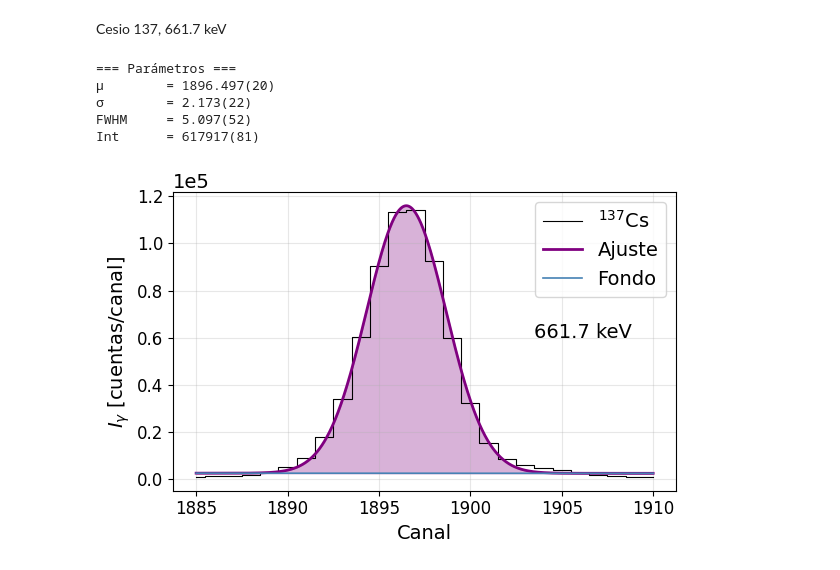
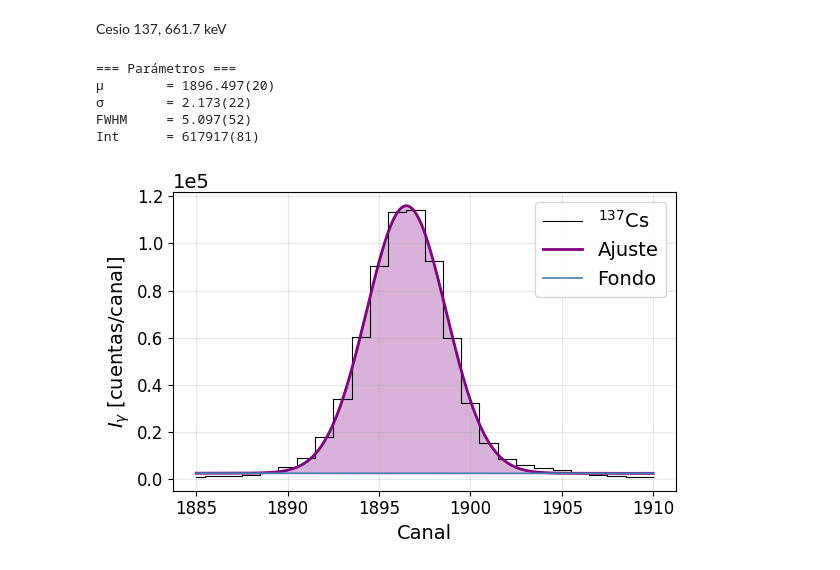
Before and after one commit to asarria48/Nuclear-physics, a Jupyter notebook: Informe3.ipynb, the cells around one changed output. Cells and saved outputs as stored; diff of their text form; code cells hidden in the pictures.

```diff
--- a/Informe3.ipynb
+++ b/Informe3.ipynb
@@ -237,32 +237,32 @@ bg = popt2[3] + popt2[4] * xf
 for (xr, yr, xf, fit, bg, color, title) in [
     (x_region, y_region, xf, fit, bg, "purple", "Pico ($^{137}$Cs)")
 ]:
     fig, ax = plt.subplots(figsize=(6, 4))
 
     ax.step(xr, yr, where='mid', color='black', lw=0.8, label='$^{137}$Cs')
     ax.plot(xf, fit, color=color, lw=2, label='Ajuste')
     ax.plot(xf, bg, color='steelblue', lw=1.2, label='Fondo')
     ax.fill_between(xf, bg, fit, where=(fit > bg), color=color, alpha=0.3)
 
     ax.set_xlabel("Canal", fontsize=14)
     ax.set_ylabel("$I_\\gamma$ [cuentas/canal]", fontsize=14)
 
 
     ax.ticklabel_format(style='sci', axis='y', scilimits=(0, 0))
     ax.yaxis.get_offset_text().set_fontsize(14)
 
     ax.tick_params(axis='both', labelsize=12)
 
     ax.legend(fontsize=14)
-    plt.text(1903.5, 0.6*1e5, '661.7 keV', fontsize=14)
+    #plt.text(1903.5, 0.6*1e5, '661.7 keV', fontsize=14)
     ax.grid(alpha=0.3)
 
     plt.tight_layout()
     plt.show()
 # %% [output]
 === Parámetros ===
 μ        = 1896.497(20)
 σ        = 2.173(22)
 FWHM     = 5.097(52)
 Int      = 617917(81)
-[figure, old version]
+[figure, new version]
```
Also changed, not shown: parts of 2 cells of this notebook.
